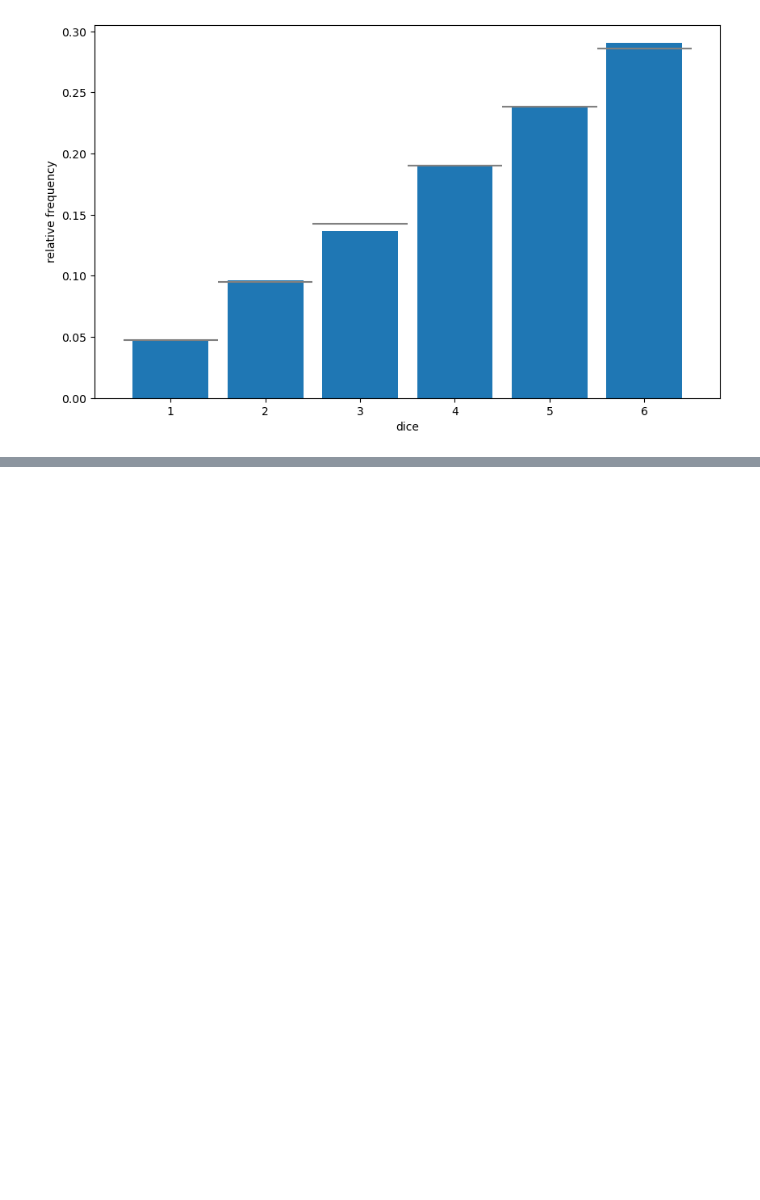
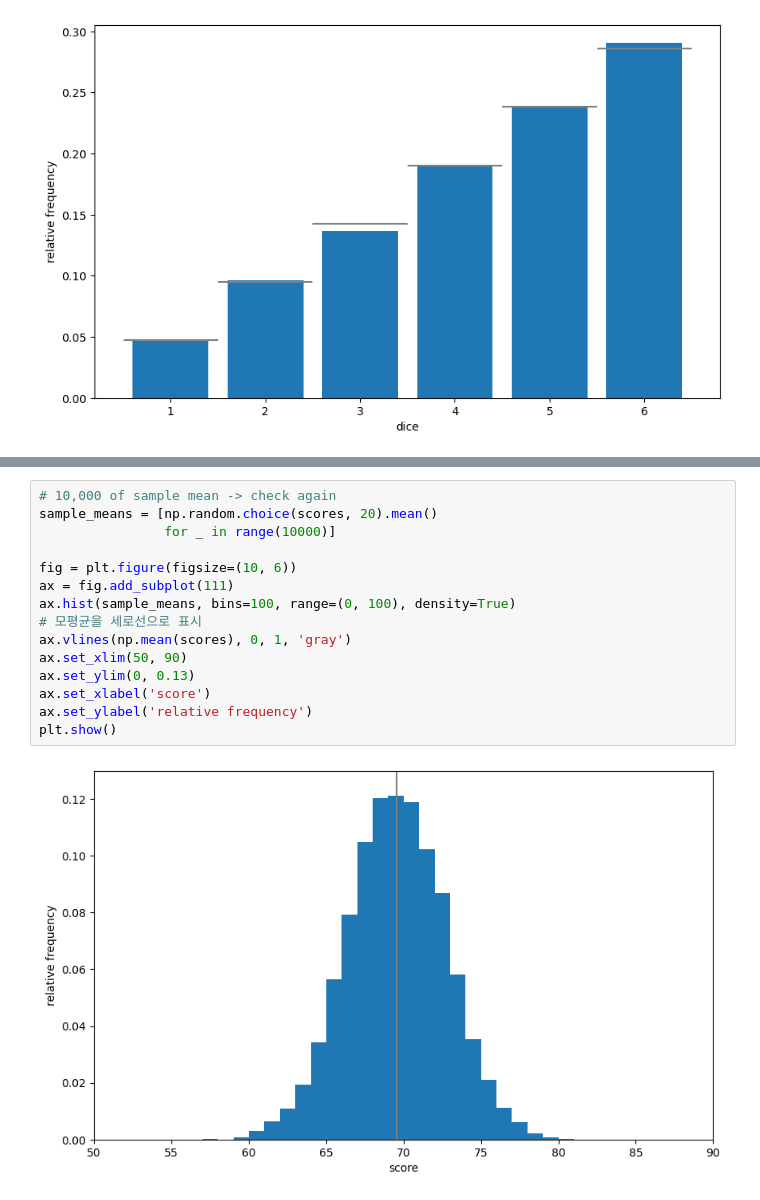
Before and after one commit to joanna-jaeeun/Statistics-with-Python, a Jupyter notebook: notebook/04. the basics of inferential statistics.ipynb, the cells around one changed output, grey strips where cells are left out. Saved outputs shown, nothing was run; the diff lists cells and outputs as text; blank space fills up the shorter version.

```diff
--- a/notebook/04. the basics of inferential statistics.ipynb
+++ b/notebook/04. the basics of inferential statistics.ipynb
@@ -151,0 +193,17 @@ plt.show()
+# %%
+# 10,000 of sample mean -> check again
+sample_means = [np.random.choice(scores, 20).mean()
+                for _ in range(10000)]
+
+fig = plt.figure(figsize=(10, 6))
+ax = fig.add_subplot(111)
+ax.hist(sample_means, bins=100, range=(0, 100), density=True)
+# 모평균을 세로선으로 표시
+ax.vlines(np.mean(scores), 0, 1, 'gray')
+ax.set_xlim(50, 90)
+ax.set_ylim(0, 0.13)
+ax.set_xlabel('score')
+ax.set_ylabel('relative frequency')
+plt.show()
+# %% [output]
+[figure, added]
```
Also changed, not shown: parts of 6 cells of this notebook.
